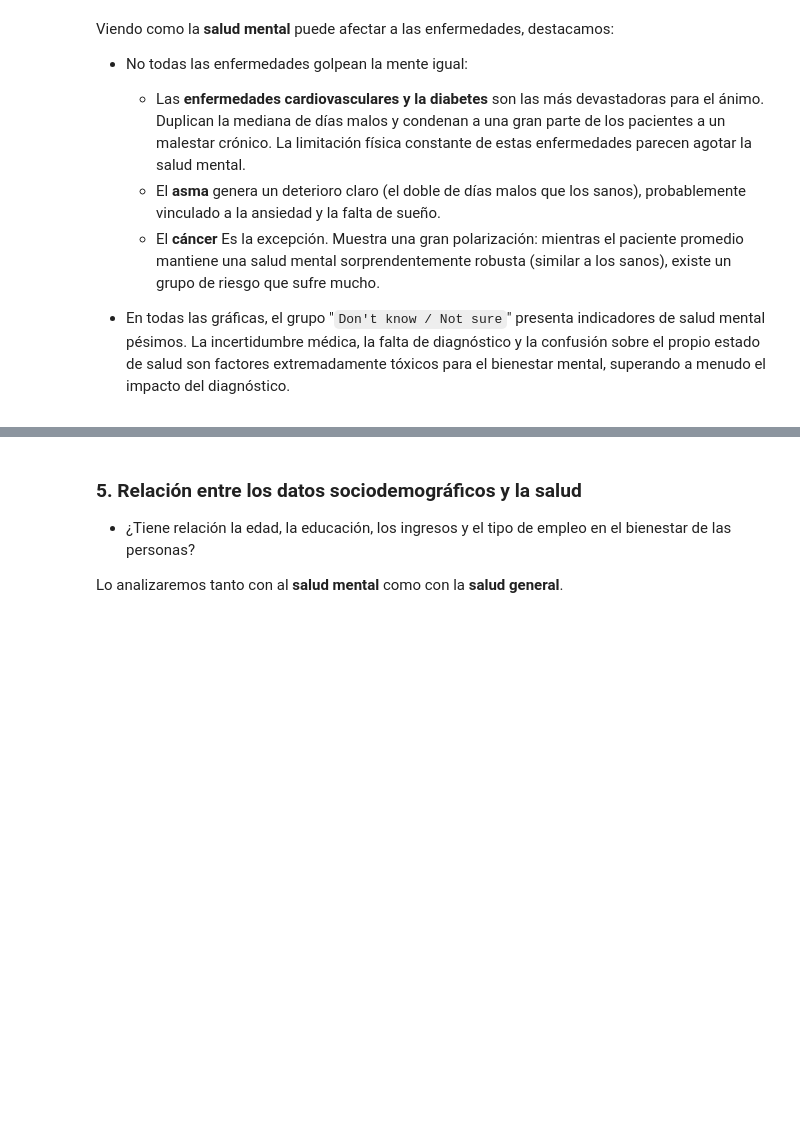
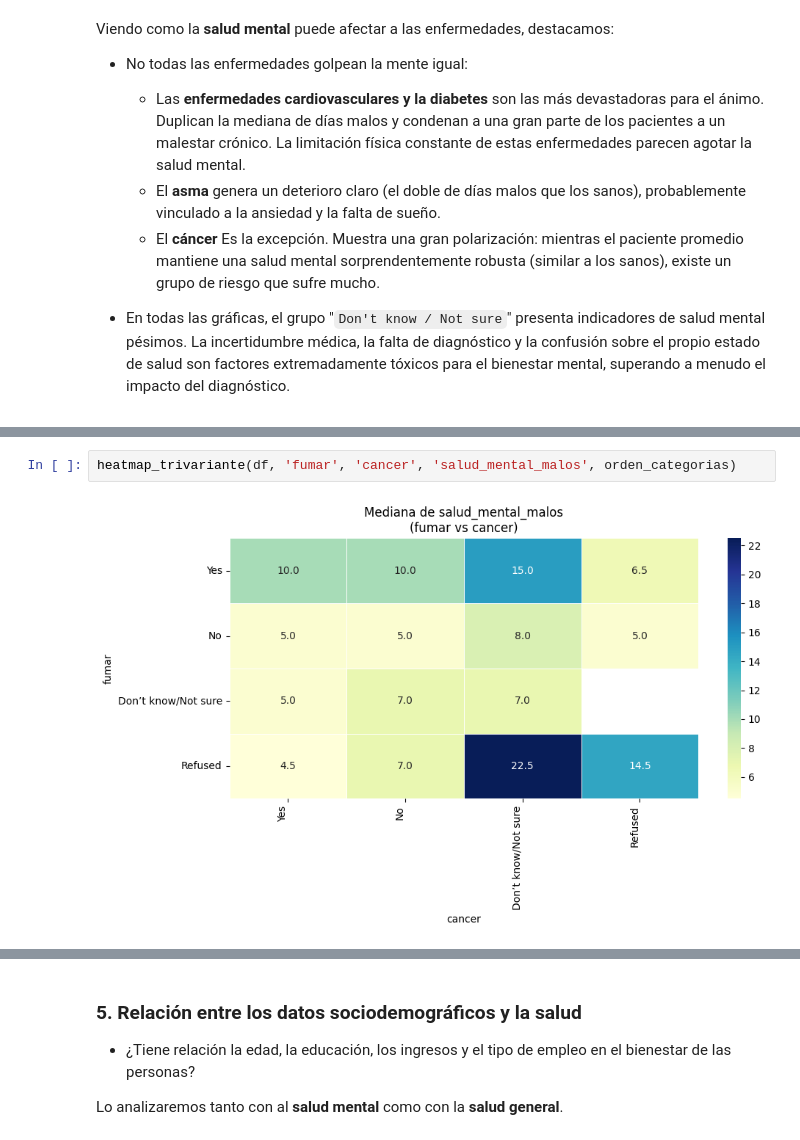
Before and after one commit to somm14/projects-evolve, a Jupyter notebook: EDA/notebooks/04_Visualizaciones_y_analisis.ipynb, the cells around one changed output, grey strips where cells are left out. Cells and saved outputs as stored; diff of their text form; blank space fills up the shorter version.

```diff
--- a/EDA/notebooks/04_Visualizaciones_y_analisis.ipynb
+++ b/EDA/notebooks/04_Visualizaciones_y_analisis.ipynb
@@ -352,0 +398,4 @@ Index(['ejercicio', 'asma', 'cancer', 'grupo_edad', 'ingresos', 'educacion',
+# %%
+heatmap_trivariante(df, 'fumar', 'cancer', 'salud_mental_malos', orden_categorias)
+# %% [output]
+[figure, added]
```
Also changed, not shown: parts of 11 cells of this notebook, 1 other file.
